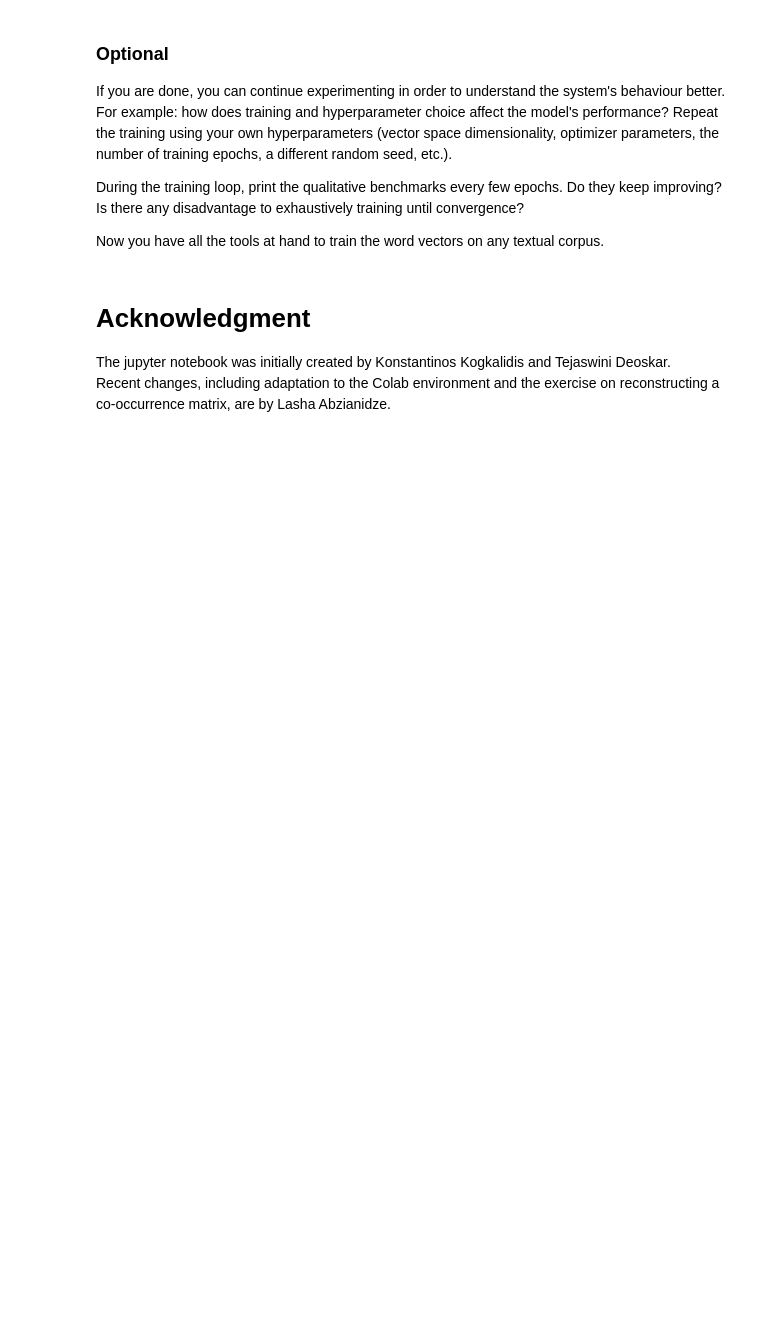
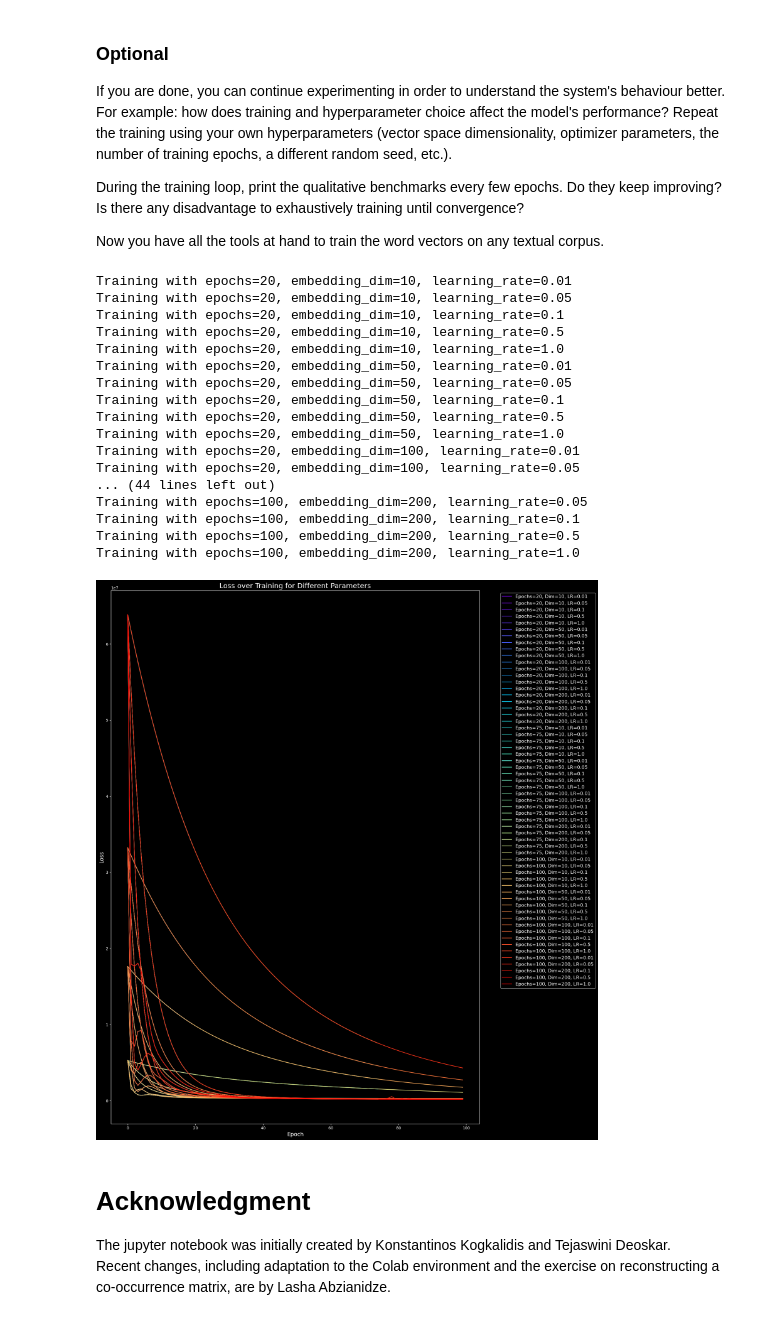
Before and after one commit to Cem-Kaya/lab2_for_INFOMLHVL, a Jupyter notebook: stud_MLHVL_word_vectors_24_25.ipynb, the cells around one changed output. Saved outputs shown, nothing was run; the diff lists cells and outputs as text; code cells hidden in the pictures; blank space fills up the shorter version.

```diff
--- a/stud_MLHVL_word_vectors_24_25.ipynb
+++ b/stud_MLHVL_word_vectors_24_25.ipynb
@@ -726,6 +727,6 @@ Let's see which criteria will give the best results, or maybe both give the same
 _Hint_: Take a look at the code a few cells back. Most of what you need is already there.
 # %%
 for word in [
-    "queen", "king", "man", "woman"
+    "giant", "gryffindor", "ravenclaw", "hufflepuff" , "parkinson"
 ]:
     print(f"Most similar words to '{word}': {most_similar(word, vocab, word_vectors, 6)}")
@@ -777,9 +788,10 @@ triplets = [("padma", "parvati", "fred"),
             # ---------------------
             # YOUR CODE HERE (3 examples)
             ("harry", "snape", "potter"),
-            ("harry", "malfoy", "potter"),
-            # ("mom", "father", "man"),
-            # ("niece", "nephew", "daughter"),
+            ("tom", "draco", "riddle"),
+            ("magic", "wand", "potion"),
+            ("picture", "ghost", "toilet"),
+
            ]
 
 print("Mode: d ~ c - a + b")
@@ -1093,3 +1136,71 @@ Now you have all the tools at hand to train the word vectors on any textual corp
+# %%
+import matplotlib.pyplot as plt
+from itertools import product
+from typing import Dict
+import torch
+from torch import FloatTensor
+import matplotlib.cm as cm
+import numpy as np
+
+epoch_values = [20, 75, 100]
+embedding_dim_values = [10, 50, 100, 200]
+learning_rate_values = [0.01, 0.05, 0.1, 0.5, 1.0]
+
+results = []
+
+# Number of different combinations
+num_combinations = len(epoch_values) * len(embedding_dim_values) * len(learning_rate_values)
+
+# Generate a colormap from the 'rainbow' color scheme
+colors = cm.rainbow(np.linspace(0, 1, num_combinations))
+
+# Create a larger figure
+plt.figure(figsize=(18, 20))
+
+# Iterate over all combinations of hyperparameters
+for idx, (epochs, embedding_dim, lr) in enumerate(product(epoch_values, embedding_dim_values, learning_rate_values)):
+    print(f"Training with epochs={epochs}, embedding_dim={embedding_dim}, learning_rate={lr}")
+
+    # Train the model with the current set of hyperparameters
+    o_losses, o_network = train_glove_vectors(vocab, X_weighted, X1, embedding_dim, 42, lr, epochs)
+
+    # Store the result
+    results.append({
+        'epochs': epochs,
+        'embedding_dim': embedding_dim,
+        'learning_rate': lr,
+        'losses': o_losses
+    })
+
+    # Plot the loss curve for the current training with a rainbow color
+    plt.plot(o_losses, label=f"Epochs={epochs}, Dim={embedding_dim}, LR={lr}", color=colors[idx])
+
+# Display the plot with a large legend and title
+plt.title("Loss over Training for Different Parameters", fontsize=18)
+plt.xlabel("Epoch", fontsize=14)
+plt.ylabel("Loss", fontsize=14)
+plt.legend(bbox_to_anchor=(1.05, 1), loc='upper left', fontsize=12)
+plt.tight_layout()
+plt.show()
+# %% [output]
+Training with epochs=20, embedding_dim=10, learning_rate=0.01
+Training with epochs=20, embedding_dim=10, learning_rate=0.05
+Training with epochs=20, embedding_dim=10, learning_rate=0.1
+Training with epochs=20, embedding_dim=10, learning_rate=0.5
+Training with epochs=20, embedding_dim=10, learning_rate=1.0
+Training with epochs=20, embedding_dim=50, learning_rate=0.01
+Training with epochs=20, embedding_dim=50, learning_rate=0.05
+Training with epochs=20, embedding_dim=50, learning_rate=0.1
+Training with epochs=20, embedding_dim=50, learning_rate=0.5
+Training with epochs=20, embedding_dim=50, learning_rate=1.0
+Training with epochs=20, embedding_dim=100, learning_rate=0.01
+Training with epochs=20, embedding_dim=100, learning_rate=0.05
+... (44 lines left out)
+Training with epochs=100, embedding_dim=200, learning_rate=0.05
+Training with epochs=100, embedding_dim=200, learning_rate=0.1
+Training with epochs=100, embedding_dim=200, learning_rate=0.5
+Training with epochs=100, embedding_dim=200, learning_rate=1.0
+[figure, added]
 # %% [markdown]
 # Acknowledgment
 
```
Also changed, not shown: parts of 11 cells of this notebook.
